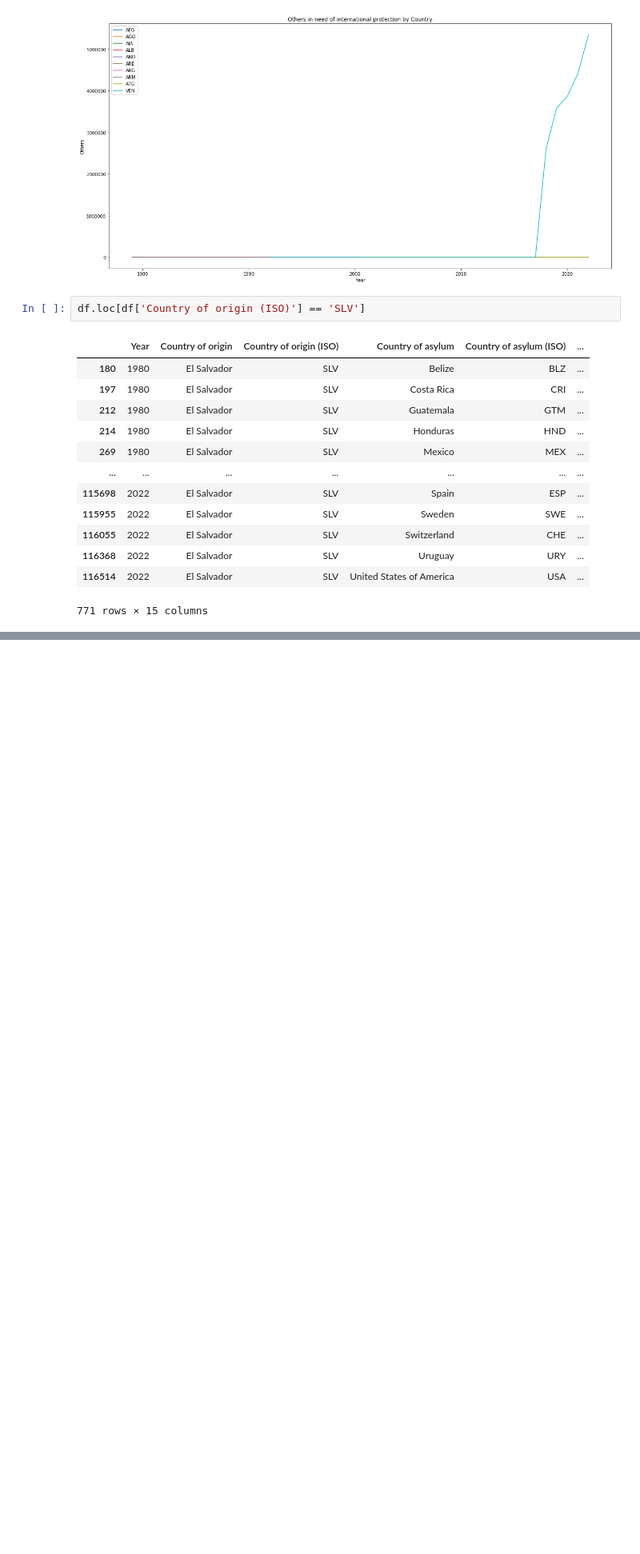
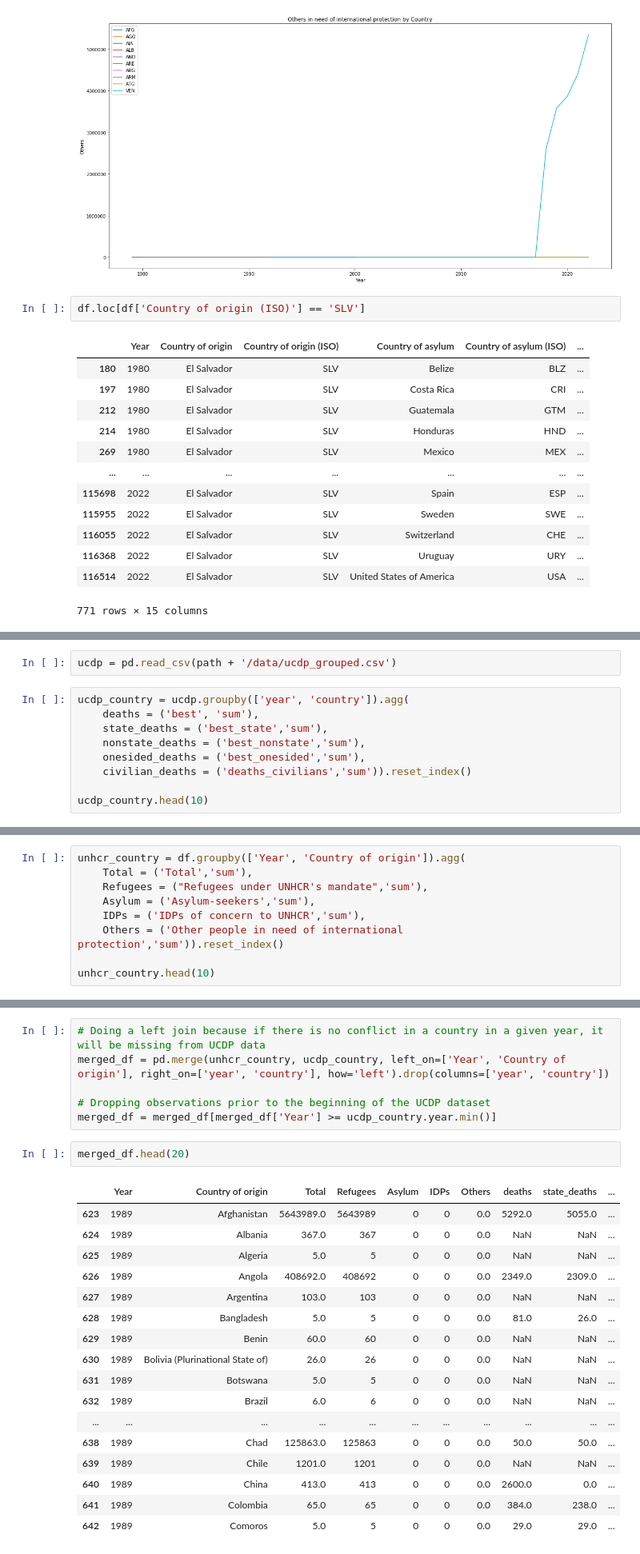
Before and after one commit to luisquinonesPR/thesis, a Jupyter notebook: UNHCR EDA.ipynb, the cells around one changed output, grey strips where cells are left out. Shown: that part at 80% size. Saved outputs shown, nothing was run; the diff lists cells and outputs as text; blank space fills up the shorter version.

Commit message:
Changes to UCDP aggregation and UNHCR EDA

```diff
--- a/UNHCR EDA.ipynb
+++ b/UNHCR EDA.ipynb
@@ -278,0 +283,11 @@ df.loc[df['Country of origin (ISO)'] == 'SLV']
+# %%
+ucdp = pd.read_csv(path + '/data/ucdp_grouped.csv')
+# %%
+ucdp_country = ucdp.groupby(['year', 'country']).agg(
+    deaths = ('best', 'sum'),
+    state_deaths = ('best_state','sum'),
+    nonstate_deaths = ('best_nonstate','sum'),
+    onesided_deaths = ('best_onesided','sum'),
+    civilian_deaths = ('deaths_civilians','sum')).reset_index()
+
+ucdp_country.head(10)
@@ -278,0 +306,9 @@ df.loc[df['Country of origin (ISO)'] == 'SLV']
+# %%
+unhcr_country = df.groupby(['Year', 'Country of origin']).agg(
+    Total = ('Total','sum'),
+    Refugees = ("Refugees under UNHCR's mandate",'sum'),
+    Asylum = ('Asylum-seekers','sum'),
+    IDPs = ('IDPs of concern to UNHCR','sum'),
+    Others = ('Other people in need of international protection','sum')).reset_index()
+
+unhcr_country.head(10)
@@ -278,0 +327,26 @@ df.loc[df['Country of origin (ISO)'] == 'SLV']
+# %%
+# Doing a left join because if there is no conflict in a country in a given year, it will be missing from UCDP data
+merged_df = pd.merge(unhcr_country, ucdp_country, left_on=['Year', 'Country of origin'], right_on=['year', 'country'], how='left').drop(columns=['year', 'country'])
+
+# Dropping observations prior to the beginning of the UCDP dataset
+merged_df = merged_df[merged_df['Year'] >= ucdp_country.year.min()]
+# %%
+merged_df.head(20)
+# %% [output]
+|  | Year | Country of origin | Total | Refugees | Asylum | IDPs | Others | deaths | state_deaths | ... |
+| 623 | 1989 | Afghanistan | 5643989.0 | 5643989 | 0 | 0 | 0.0 | 5292.0 | 5055.0 | ... |
+| 624 | 1989 | Albania | 367.0 | 367 | 0 | 0 | 0.0 | NaN | NaN | ... |
+| 625 | 1989 | Algeria | 5.0 | 5 | 0 | 0 | 0.0 | NaN | NaN | ... |
+| 626 | 1989 | Angola | 408692.0 | 408692 | 0 | 0 | 0.0 | 2349.0 | 2309.0 | ... |
+| 627 | 1989 | Argentina | 103.0 | 103 | 0 | 0 | 0.0 | NaN | NaN | ... |
+| 628 | 1989 | Bangladesh | 5.0 | 5 | 0 | 0 | 0.0 | 81.0 | 26.0 | ... |
+| 629 | 1989 | Benin | 60.0 | 60 | 0 | 0 | 0.0 | NaN | NaN | ... |
+| 630 | 1989 | Bolivia (Plurinational State of) | 26.0 | 26 | 0 | 0 | 0.0 | NaN | NaN | ... |
+| 631 | 1989 | Botswana | 5.0 | 5 | 0 | 0 | 0.0 | NaN | NaN | ... |
+| 632 | 1989 | Brazil | 6.0 | 6 | 0 | 0 | 0.0 | NaN | NaN | ... |
+| ... | ... | ... | ... | ... | ... | ... | ... | ... | ... | ... |
+| 638 | 1989 | Chad | 125863.0 | 125863 | 0 | 0 | 0.0 | 50.0 | 50.0 | ... |
+| 639 | 1989 | Chile | 1201.0 | 1201 | 0 | 0 | 0.0 | NaN | NaN | ... |
+| 640 | 1989 | China | 413.0 | 413 | 0 | 0 | 0.0 | 2600.0 | 0.0 | ... |
+| 641 | 1989 | Colombia | 65.0 | 65 | 0 | 0 | 0.0 | 384.0 | 238.0 | ... |
+| 642 | 1989 | Comoros | 5.0 | 5 | 0 | 0 | 0.0 | 29.0 | 29.0 | ... |
```
Also changed, not shown: parts of 8 cells of this notebook, 1 other file.
